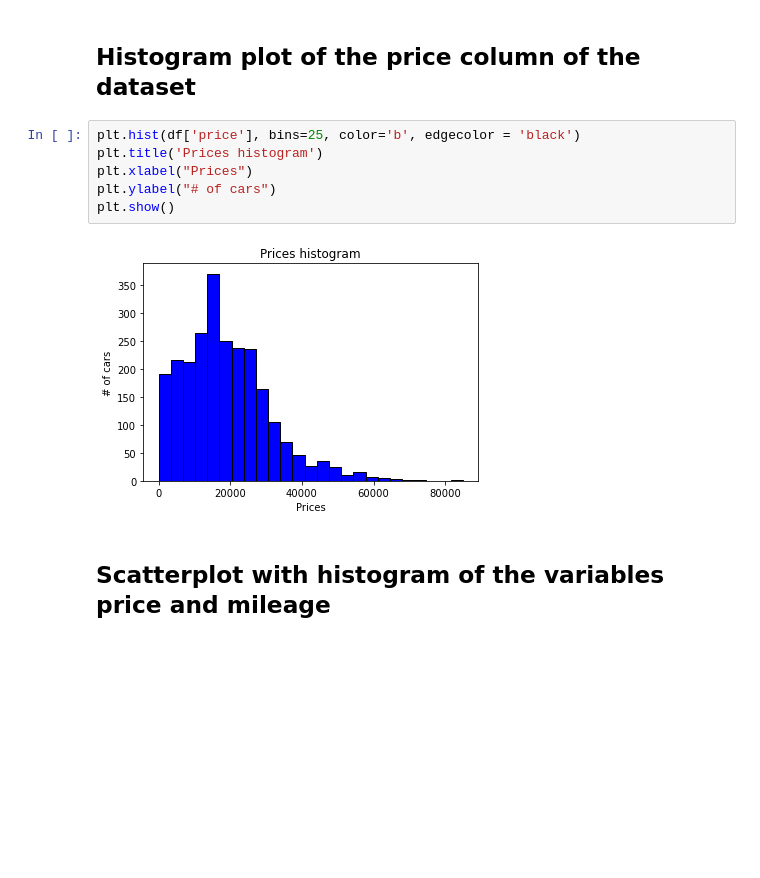
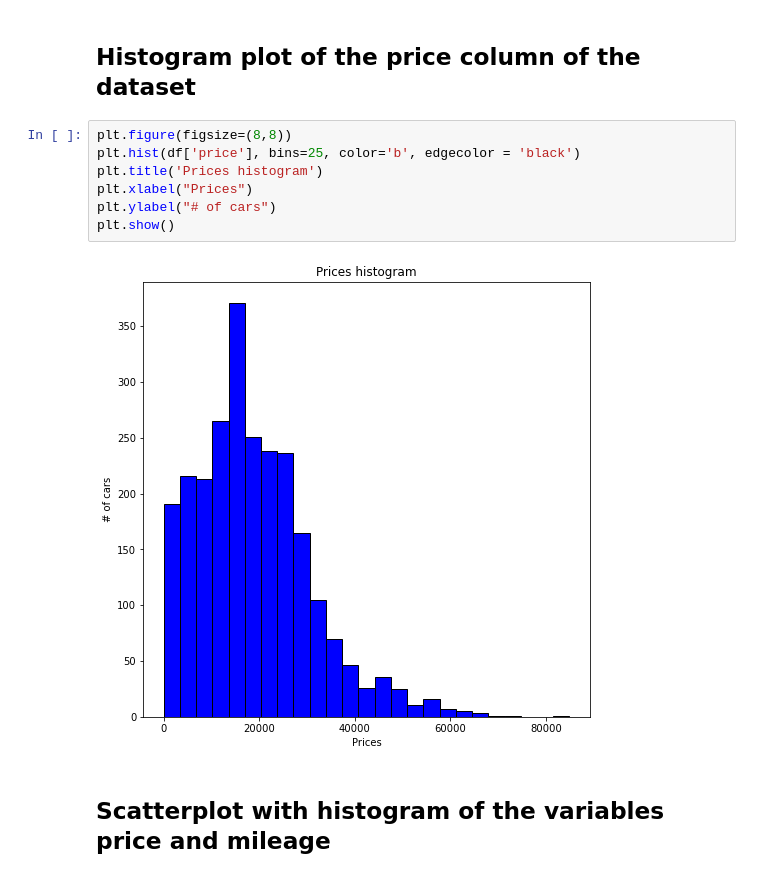
Before and after one commit to ferrycosv/data-visualization, a Jupyter notebook: visualizations.ipynb, the cells around one changed output. Saved outputs shown, nothing was run; the diff lists cells and outputs as text; blank space fills up the shorter version.

Commit message:
fixed figsize of plots and added 3D plot of price vs mileage and year

```diff
--- a/visualizations.ipynb
+++ b/visualizations.ipynb
@@ -49,13 +50,14 @@ df.describe()
 # %% [markdown]
 ## Histogram plot of the price column of the dataset
 # %%
+plt.figure(figsize=(8,8))
 plt.hist(df['price'], bins=25, color='b', edgecolor = 'black')
 plt.title('Prices histogram')
 plt.xlabel("Prices")
 plt.ylabel("# of cars")
 plt.show()
 # %% [output]
-[figure, old version]
+[figure, new version]
 # %% [markdown]
 ## Scatterplot with histogram of the variables price and mileage
 # %%
```
Also changed, not shown: parts of 5 cells of this notebook.
